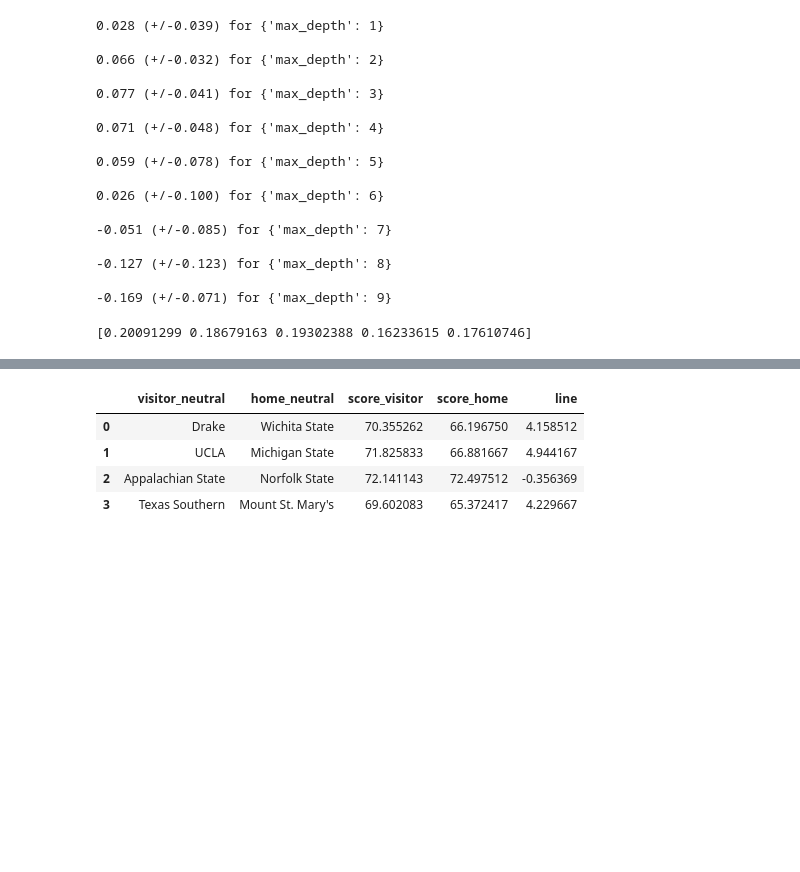
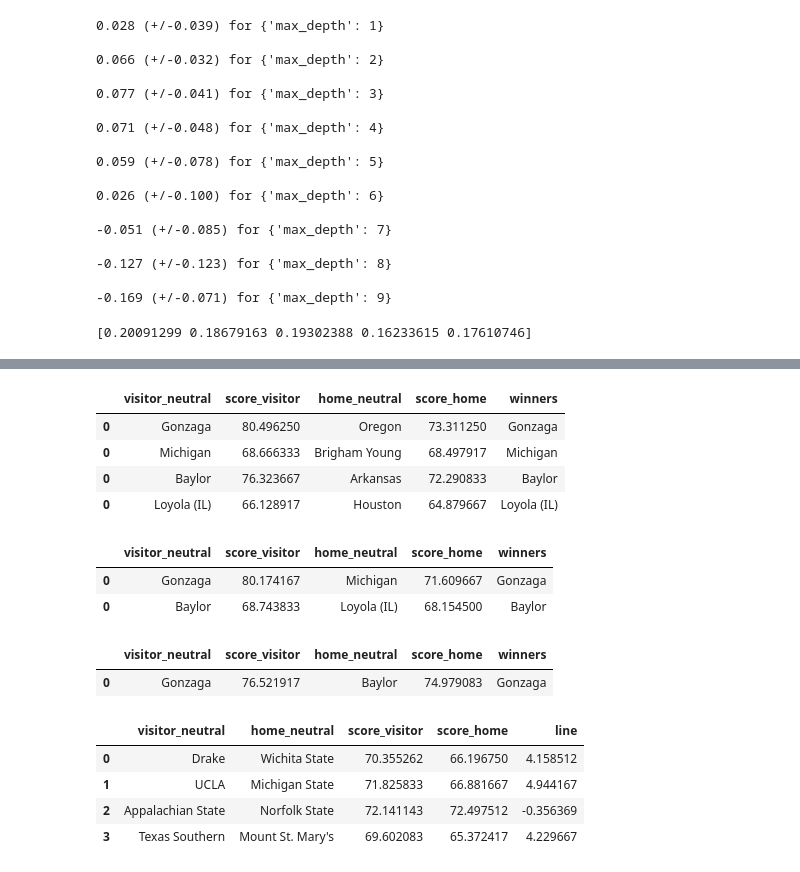
Before and after one commit to pkr5025/College-Basketball-Predictions, a Jupyter notebook: 2020_2021_season/Initial Predictions.ipynb, the cells around one changed output, grey strips where cells are left out. Saved outputs shown, nothing was run; the diff lists cells and outputs as text; code cells hidden in the pictures; blank space fills up the shorter version.

```diff
--- a/2020_2021_season/Initial Predictions.ipynb
+++ b/2020_2021_season/Initial Predictions.ipynb
@@ -126,0 +237,16 @@ a.drop(["Date","visitor_neutral","home_neutral","School_x","School_y","PTS","PTS
+# %%
+home_teams = np.array(third_round["winners"])[::2]
+away_teams = np.array(third_round["winners"])[1::2]
+fourth_round = pd.DataFrame(columns=["visitor_neutral","score_visitor","home_neutral","score_home"])
+for i,j in zip(home_teams, away_teams):
+    current_game = predict_game(i,j,reg3,True)
+    fourth_round = pd.concat([fourth_round,current_game], sort=False)
+fourth_round["winners"] = fourth_round.apply(lambda row: row["visitor_neutral"] if (row["score_visitor"]>row["score_home"]) else row["home_neutral"], axis=1)
+# %%
+fourth_round
+# %% [output]
+|  | visitor_neutral | score_visitor | home_neutral | score_home | winners |
+| 0 | Gonzaga | 80.496250 | Oregon | 73.311250 | Gonzaga |
+| 0 | Michigan | 68.666333 | Brigham Young | 68.497917 | Michigan |
+| 0 | Baylor | 76.323667 | Arkansas | 72.290833 | Baylor |
+| 0 | Loyola (IL) | 66.128917 | Houston | 64.879667 | Loyola (IL) |
@@ -126,0 +261,6 @@ a.drop(["Date","visitor_neutral","home_neutral","School_x","School_y","PTS","PTS
+# %%
+final_four
+# %% [output]
+|  | visitor_neutral | score_visitor | home_neutral | score_home | winners |
+| 0 | Gonzaga | 80.174167 | Michigan | 71.609667 | Gonzaga |
+| 0 | Baylor | 68.743833 | Loyola (IL) | 68.154500 | Baylor |
@@ -127,3 +275,8 @@ a.drop(["Date","visitor_neutral","home_neutral","School_x","School_y","PTS","PTS
+# %%
+championship
+# %% [output]
+|  | visitor_neutral | score_visitor | home_neutral | score_home | winners |
+| 0 | Gonzaga | 76.521917 | Baylor | 74.979083 | Gonzaga |
 # %%
 
 def predict_days_games(month, day, year, predictor, no_home_team = False):
```
Also changed, not shown: parts of 13 cells of this notebook, 1 other file.
